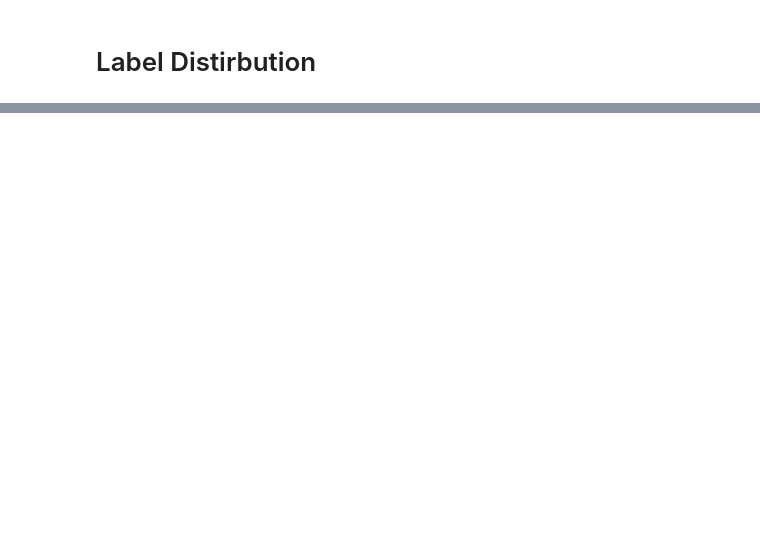
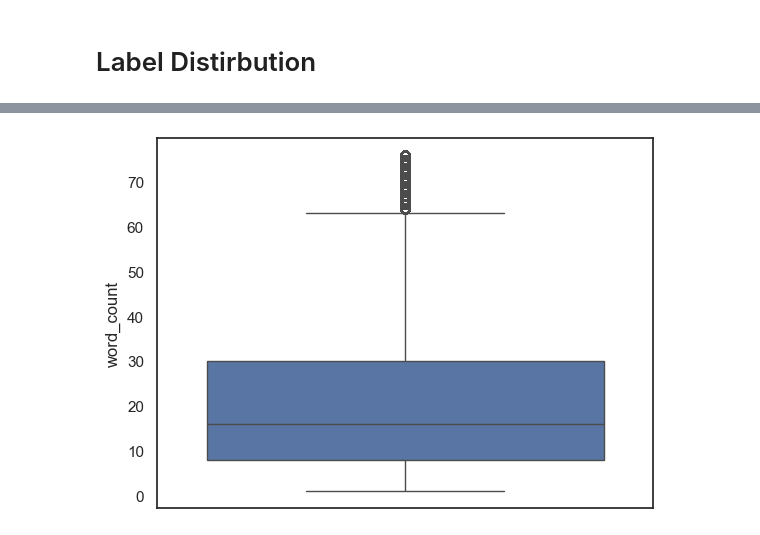
Before and after one commit to gkukse/Toxic-Comment-Classification, a Jupyter notebook: EDA.ipynb, the cells around one changed output, grey strips where cells are left out. Cells and saved outputs as stored; diff of their text form; code cells hidden in the pictures; blank space fills up the shorter version.

```diff
--- a/EDA.ipynb
+++ b/EDA.ipynb
@@ -175,0 +282,3 @@ train.drop(columns=['id', 'comment_text']).sum() / train.shape[0] * 100
+# %%
+clean_data['word_count'] = clean_data['comment_text'].apply(lambda x: len(x.split(" ")))
+clean_data['word_count'].describe()
@@ -175,0 +295,5 @@ train.drop(columns=['id', 'comment_text']).sum() / train.shape[0] * 100
+# %%
+sns.boxplot(clean_data['word_count'])
+plt.show()
+# %% [output]
+[figure, added]
```
Also changed, not shown: parts of 54 cells of this notebook, 2 other files.
